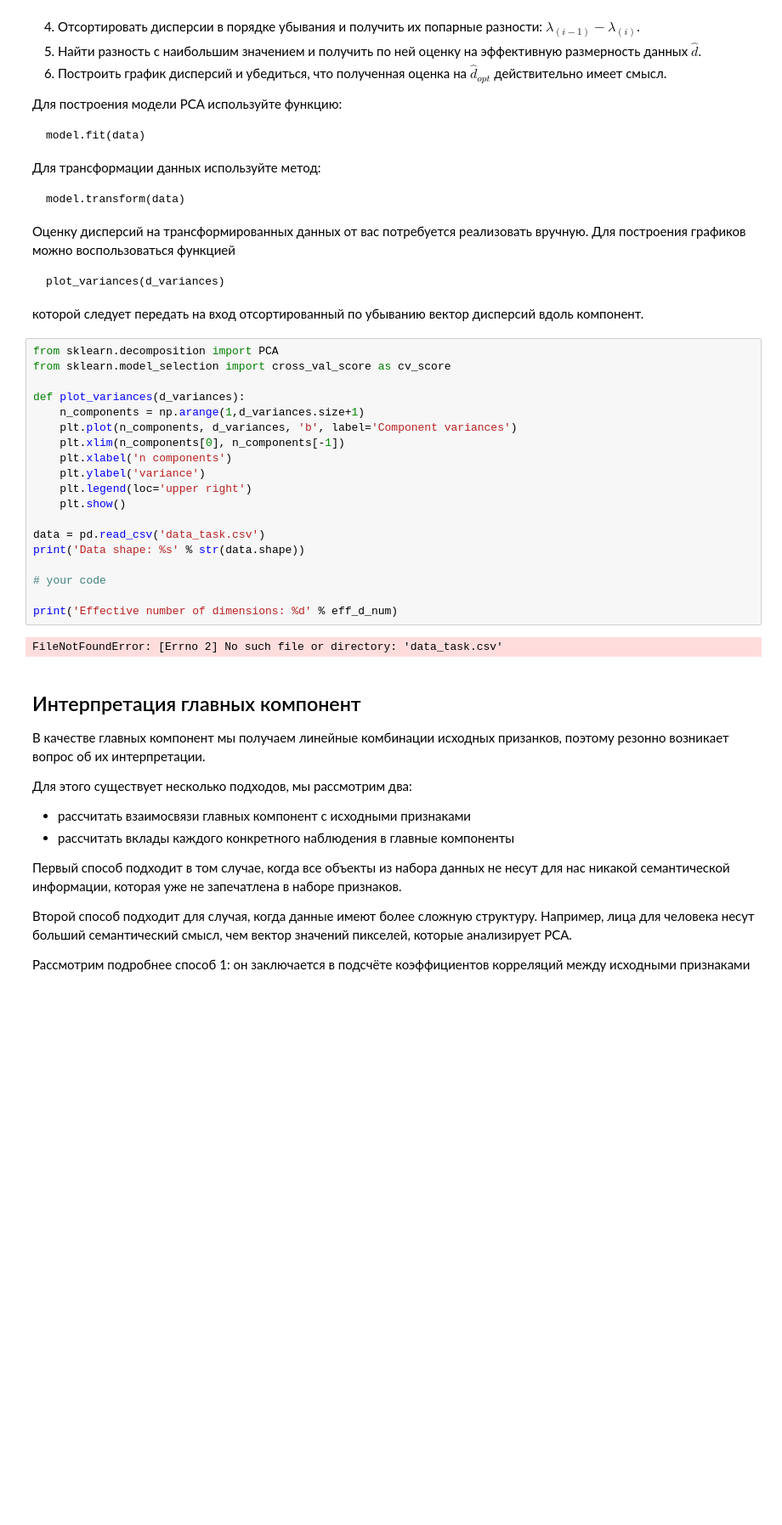
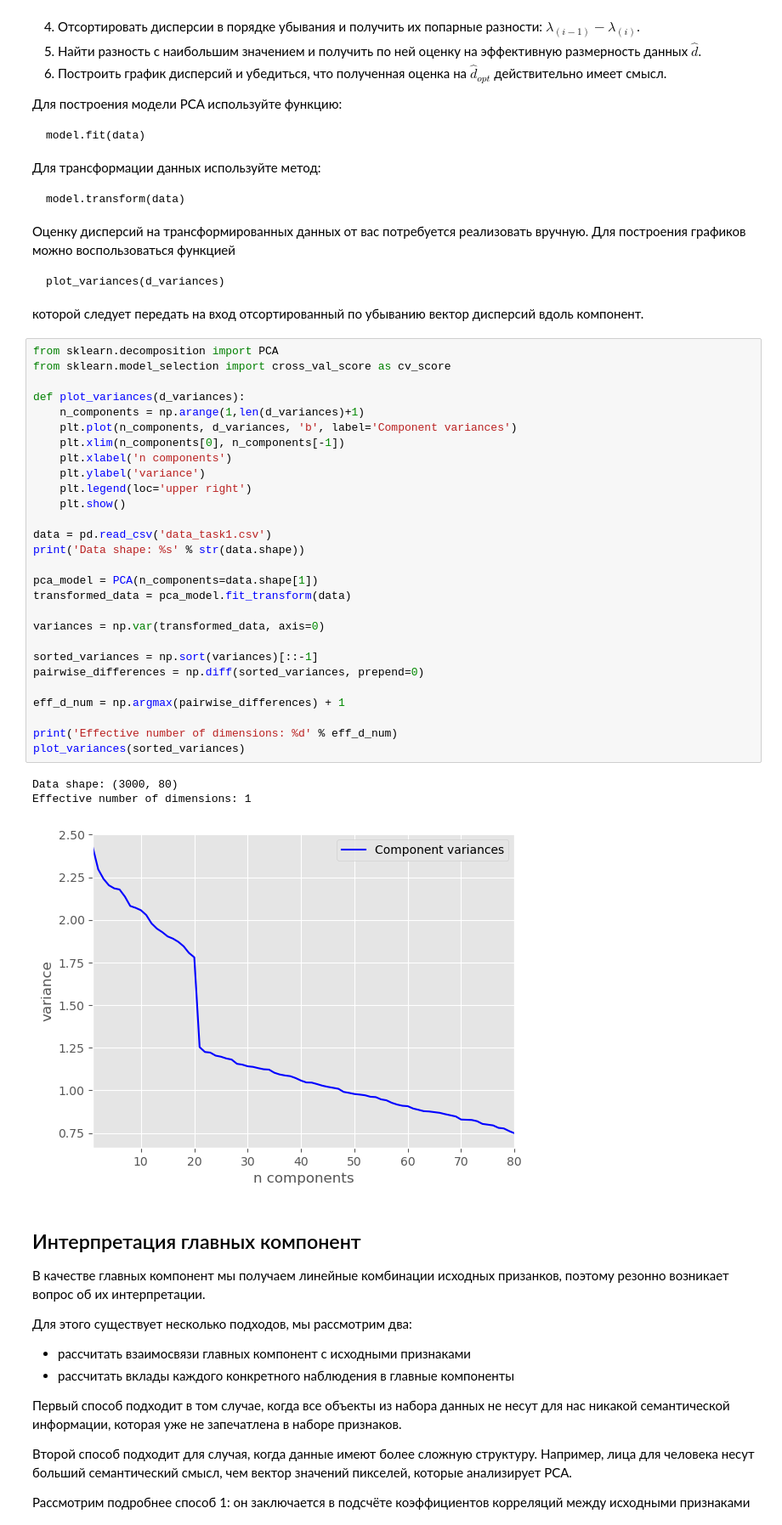
Before and after one commit to Erygfry/DataScience_HW, a Jupyter notebook: HW_6/PCA.ipynb, the cells around one changed output. Shown: that part at 85% size. Cells and saved outputs as stored; diff of their text form; blank space fills up the shorter version.

```diff
--- a/HW_6/PCA.ipynb
+++ b/HW_6/PCA.ipynb
@@ -260,24 +270,35 @@ plot_scores(d_scores)
 # %%
 from sklearn.decomposition import PCA
 from sklearn.model_selection import cross_val_score as cv_score
 
 def plot_variances(d_variances):
-    n_components = np.arange(1,d_variances.size+1)
+    n_components = np.arange(1,len(d_variances)+1)
     plt.plot(n_components, d_variances, 'b', label='Component variances')
     plt.xlim(n_components[0], n_components[-1])
     plt.xlabel('n components')
     plt.ylabel('variance')
     plt.legend(loc='upper right')
     plt.show()
 
-data = pd.read_csv('data_task.csv')
+data = pd.read_csv('data_task1.csv')
 print('Data shape: %s' % str(data.shape))
 
-# your code
+pca_model = PCA(n_components=data.shape[1])
+transformed_data = pca_model.fit_transform(data)
+
+variances = np.var(transformed_data, axis=0)
+
+sorted_variances = np.sort(variances)[::-1]
+pairwise_differences = np.diff(sorted_variances, prepend=0)
+
+eff_d_num = np.argmax(pairwise_differences) + 1
 
 print('Effective number of dimensions: %d' % eff_d_num)
+plot_variances(sorted_variances)
 # %% [output]
-FileNotFoundError: [Errno 2] No such file or directory: 'data_task.csv'
+Data shape: (3000, 80)
+Effective number of dimensions: 1
+[figure, added]
 # %% [markdown]
 ## Интерпретация главных компонент
 
```
Also changed, not shown: parts of 12 cells of this notebook.
